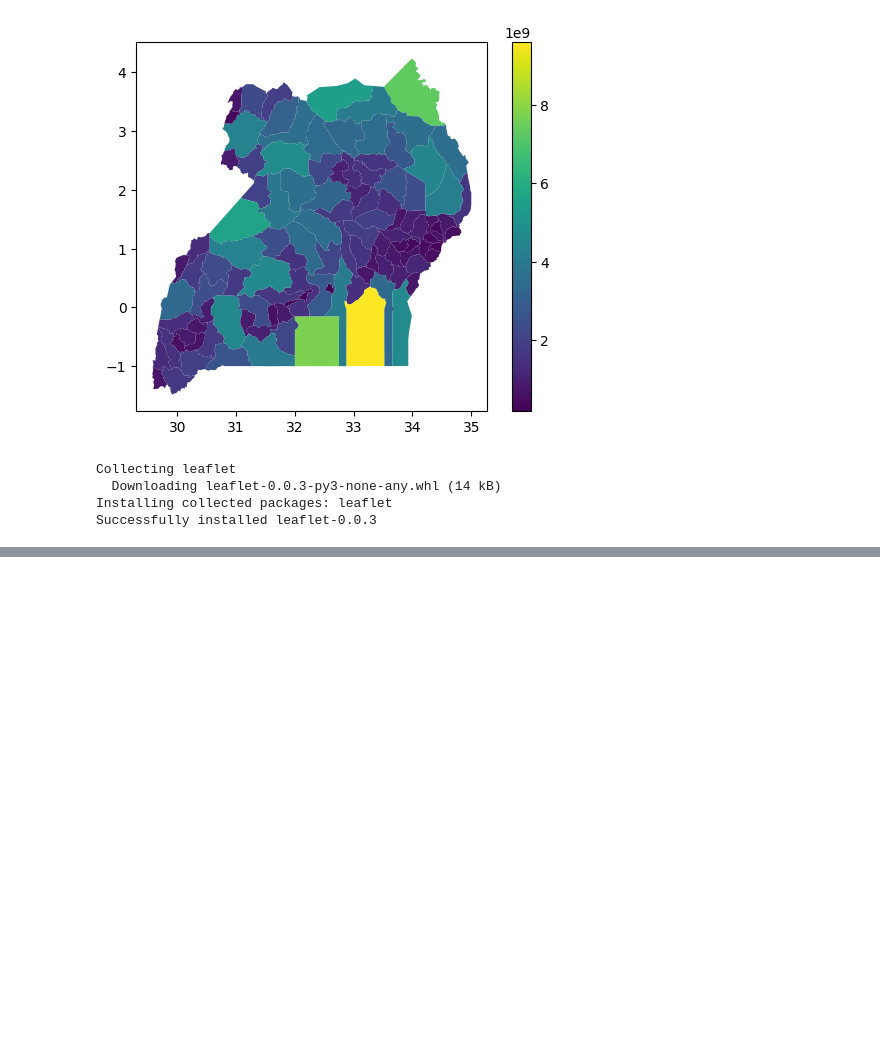
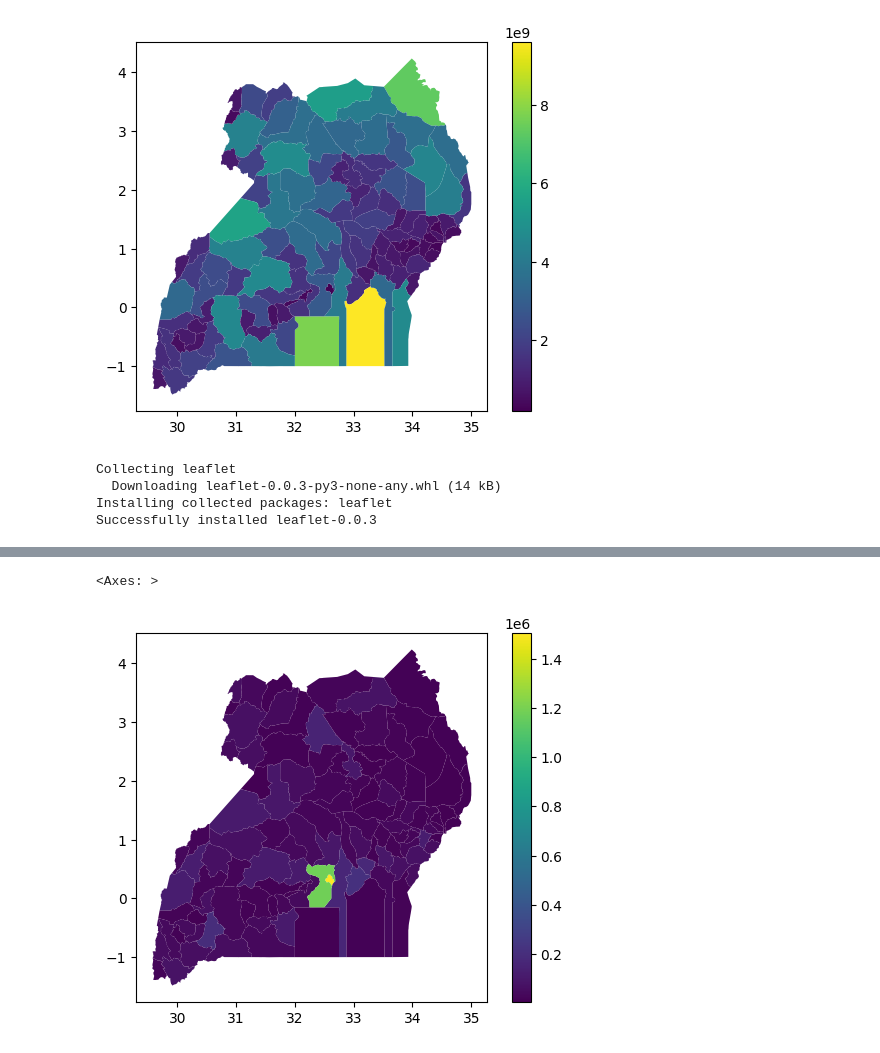
Before and after one commit to igelat/BSG_gis, a Jupyter notebook: geopandas.ipynb, the cells around one changed output, grey strips where cells are left out. Saved outputs shown, nothing was run; the diff lists cells and outputs as text; code cells hidden in the pictures; blank space fills up the shorter version.

```diff
--- a/geopandas.ipynb
+++ b/geopandas.ipynb
@@ -89,0 +96,6 @@ Successfully installed leaflet-0.0.3
+# %%
+# display data
+data.plot("Urban_2014",legend=True)
+# %% [output]
+<Axes: >
+[figure, added]
```
Also changed, not shown: parts of 11 cells of this notebook.
